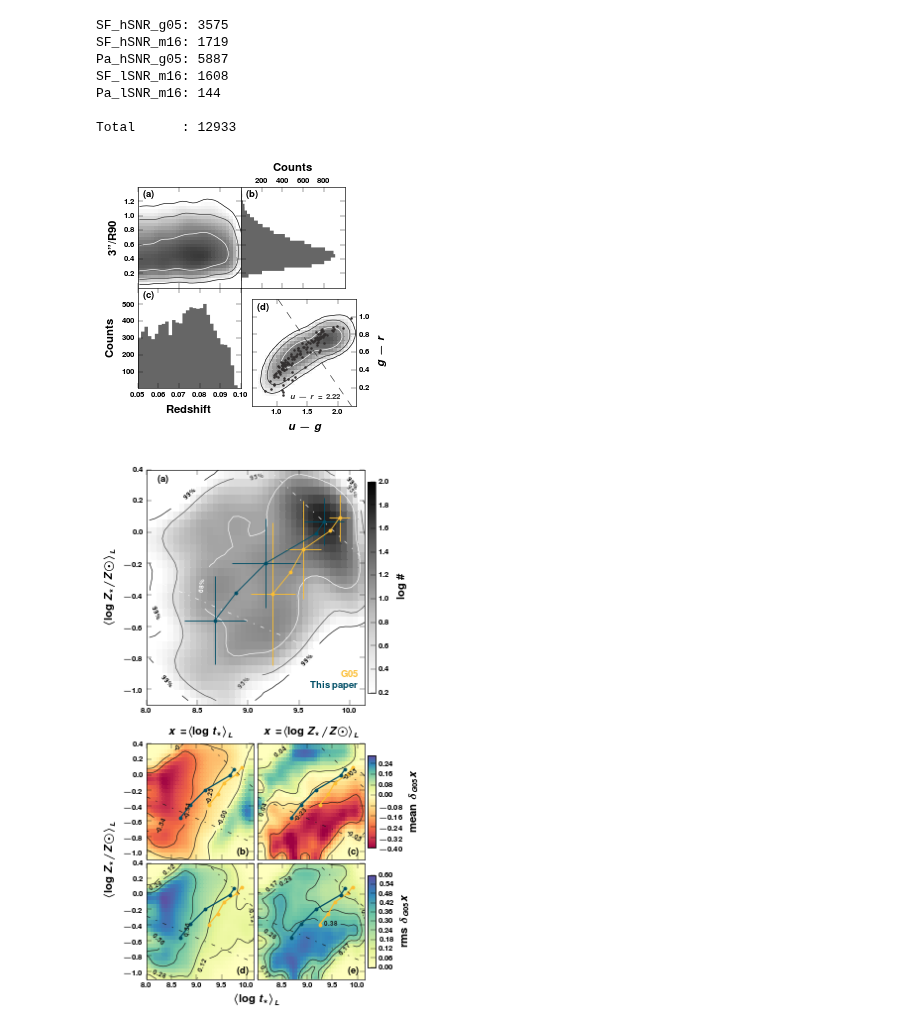
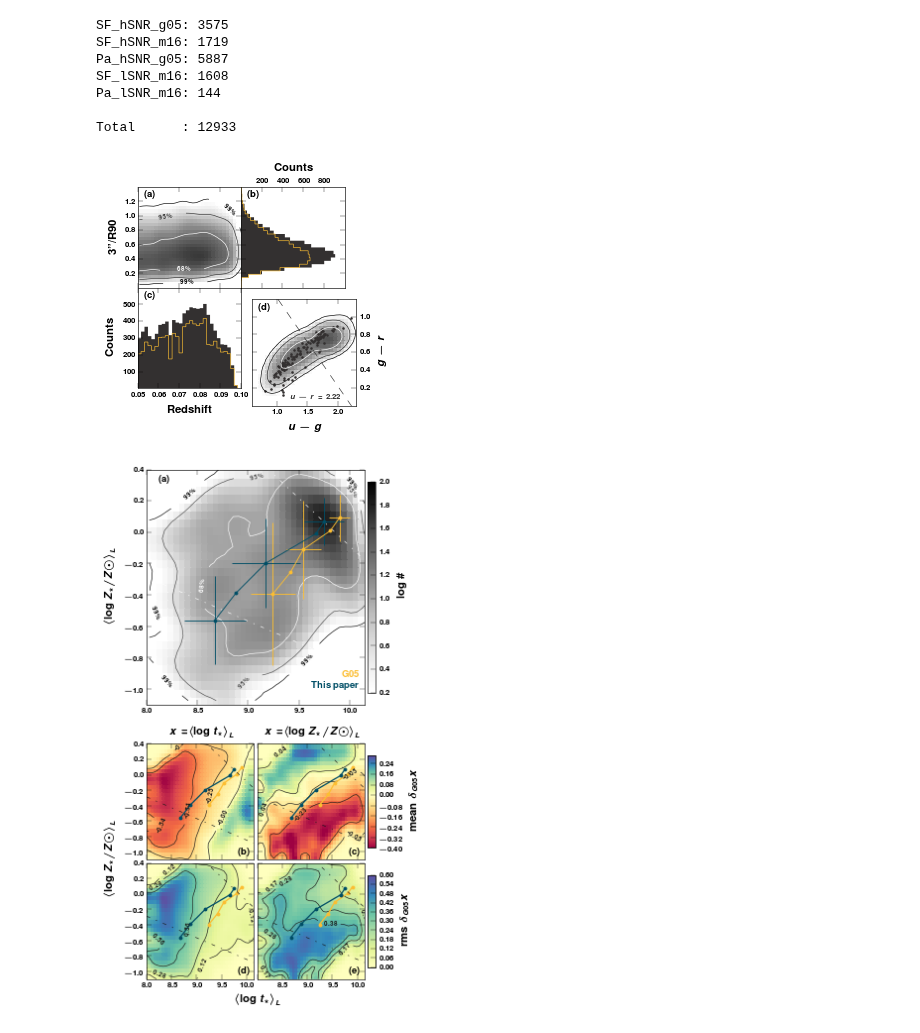
Before and after one commit to ajmejia/notebooks, a Jupyter notebook: RealDealCB13.ipynb, the cells around one changed output. Cells and saved outputs as stored; diff of their text form; code cells hidden in the pictures.

Commit message:
adding G05 sample into samples plot

```diff
--- a/RealDealCB13.ipynb
+++ b/RealDealCB13.ipynb
@@ -73,7 +72,7 @@ galtab2 = array([[ 8.91, -0.60, -1.11, -0.00, 9.06, 8.80,  9.46],
                  [11.72,  0.14, -0.03,  0.29, 9.95, 9.76, 10.12],
                  [11.91,  0.15, -0.03,  0.30, 9.96, 9.77, 10.12]])
 
-outs = os.path.expandvars("$master/inputs/real_deal/outs")
+outs = os.path.expandvars("$phd/inputs/real_deal/outs")
 change_name = lambda name, strip: "spSpec"+name.lstrip(strip).replace(".log", ".fit")
 
 spec_ne = genfromtxt("{}/spec/dynbas_output.log".format(outs), dtype=None, names=True)
@@ -250,51 +249,50 @@ raster = sample_data.rasterize(nbins_x=30, nbins_y=30, clipping=[last(30,rx),las
 raster.pdf = gaussian_filter(raster.pdf, sigma=1.5)
 contours = densitycontour.NaiveContourVisualizer(raster, mode="nearest")
 cont = contours.plot((0.99,0.95,0.68), axes=axs[0,0], linewidths=0.5, cmap=greys_map_r)
-#contours.cilabel(cont, fontsize=5, fmt=r"\bf %.0f", inline=True)
+contours.cilabel(cont, fontsize=5, fmt=r"\bf %.0f", inline=True)
 # ---------------------------------------------------------------------------
 axs[0,1].text(0.05, 0.90, r"\bf (b)", fontsize="small", ha="left", transform=axs[0,1].transAxes)
-#axs[0,1].set_xticks([0, 1000, 2000, 3000, 3500])
 rg = axs[0,1].set_ylim(0.00, 1.4)
 axs[0,1].set_xlabel(r"\bf Counts")
-axs[0,1].hist(rat[clean], 30, histtype="stepfilled", lw=0, color="0.4", range=rg, orientation="horizontal")
+axs[0,1].hist(rat[clean], 30, histtype="stepfilled", lw=0, color=samples["mock"], range=rg, orientation="horizontal")
+axs[0,1].hist(rat[mask_m16], 30, histtype="step", lw=0.5, color=samples["g05"], range=rg, orientation="horizontal")
 # ---------------------------------------------------------------------------
 axs[1,0].text(0.05, 0.90, r"\bf (c)", fontsize="small", ha="left", transform=axs[1,0].transAxes)
-#axs[1,0].set_xticks(arange(0.05, 0.11, 0.02))
 rg = axs[1,0].set_xlim(0.05, 0.1)
 axs[1,0].set_xlabel(r'\bf Redshift')
 axs[1,0].set_ylabel(r"\bf Counts")
-axs[1,0].hist(cat["redshift"][clean], 30, histtype="stepfilled", lw=0, color="0.4", range=rg)
+axs[1,0].hist(cat["redshift"][clean], 30, histtype="stepfilled", lw=0, color=samples["mock"], range=rg)
+axs[1,0].hist(cat["redshift"][mask_m16], 30, histtype="step", lw=0.5, color=samples["g05"], range=rg)
 # ---------------------------------------------------------------------------
 xl, yl = axs[1,1].set_xlim(0.6, 2.3), axs[1,1].set_ylim(0.0, 1.2)
 axs[1,1].text(0.05, 0.90, r"\bf (d)", fontsize="small", ha="left", transform=axs[1,1].transAxes)
 axs[1,1].set_xlabel(r"\bf $u-g$")
 axs[1,1].set_ylabel(r"\bf $g-r$")
-#axs[1,1].scatter((cat["u_mag"]-cat["g_mag"])[clean], (cat["g_mag"]-cat["r_mag"])[clean], lw=0, c="0.5", s=2)
 
 H, xe, ye = histogram2d((cat["u_mag"]-cat["g_mag"])[clean], (cat["g_mag"]-cat["r_mag"])[clean], (30,30), [last(30,xl),last(30,yl)])
 H = gaussian_filter(H, sigma=1.5)
 H[H==0] = 1
 den = axs[1,1].pcolormesh(xe[:-1], ye[:-1], log10(H.T), cmap=greys_map, vmin=0.0, vmax=3.0, edgecolor="face")
 
 sample_data = densitycontour.ScatterData((cat["u_mag"]-cat["g_mag"])[clean], (cat["g_mag"]-cat["r_mag"])[clean])
 raster = sample_data.rasterize(nbins_x=30, nbins_y=30, clipping=[last(30,xl),last(30,yl)])
 raster.pdf = gaussian_filter(raster.pdf, sigma=1.5)
 contours = densitycontour.NaiveContourVisualizer(raster, mode="nearest")
 cont = contours.plot((0.99,0.95,0.68), axes=axs[1,1], linewidths=0.5, cmap=greys_map_r)
 
-axs[1,1].scatter(u_lib-g_lib, g_lib-r_lib, lw=0, c=samples["mock"], s=4, zorder=99)
+axs[1,1].scatter(u_lib-g_lib, g_lib-r_lib, lw=0, c=samples["mock"], s=4)
 axs[1,1].plot(xl, 2.22-array(xl), "--", color="0.2", lw=0.5)
 axs[1,1].text(0.85, 0.08, r"\bf $u-r=2.22$", ha="right", fontsize="x-small", color="0.2", transform=axs[1,1].transAxes)
 # ---------------------------------------------------------------------------
 
 for ax in axs.ravel():
     if not ax.is_first_col():
         ax.set_xticks(ax.get_xticks()[1:-1])
     ax.set_yticks(ax.get_yticks()[1:-1])
 
 savefig("{}sample_chars".format(od))
 # %% [output]
-[figure, old version]
+[figure, new version]
 # %%
 rx, ry = (8.0, 10.15), (-1.1, 0.4)
 nbins = 40, 30
```
Also changed, not shown: parts of 1 cell of this notebook.
